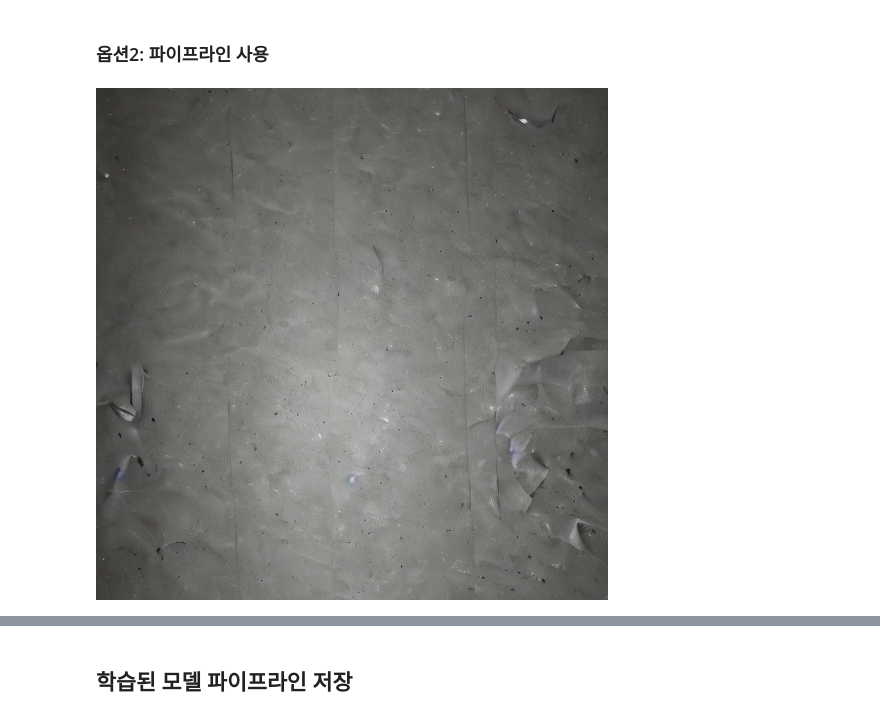
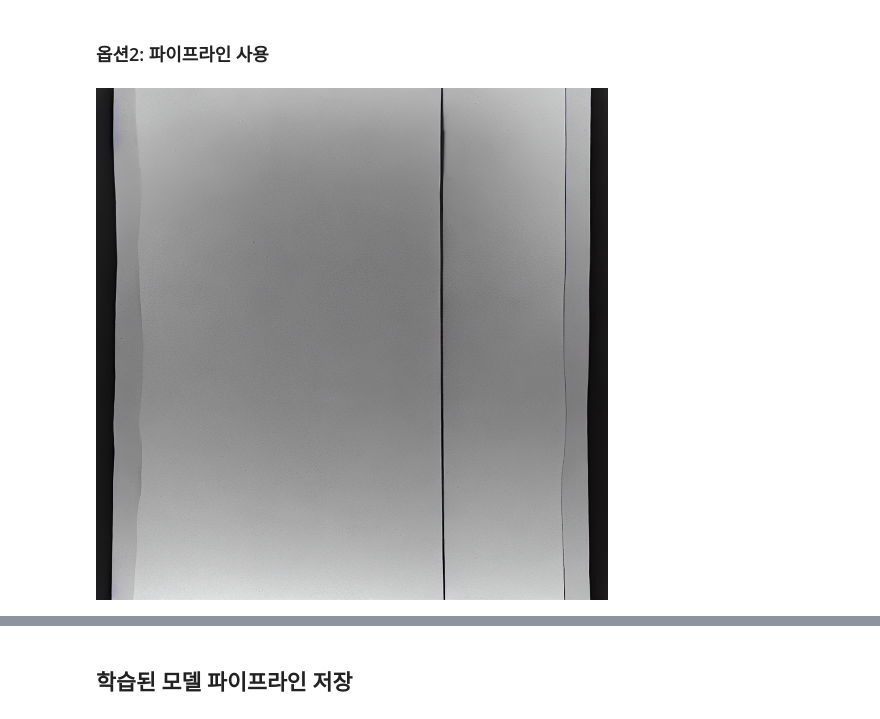
Before and after one commit to electronicguy97/Fine_tuning_using_Lora, a Jupyter notebook: lora_finetuning.ipynb, the cells around one changed output, grey strips where cells are left out. Cells and saved outputs as stored; diff of their text form; code cells hidden in the pictures.

```diff
--- a/lora_finetuning.ipynb
+++ b/lora_finetuning.ipynb
@@ -550,12 +536,12 @@ pipeline.to(device);
 # %%
 lora_scale = 0.9
 pipeline_output = pipeline(
     #prompt=["a very cute looking cartoon character with big eyes"],
-    prompt=["Green"],
+    prompt=["looking Clean Pad with Curved"],
     num_inference_steps=20,
     cross_attention_kwargs={"scale": lora_scale},
     generator=torch.manual_seed(101)
 )
 pipeline_output.images[0]
 # %% [output]
-[figure, old version]
+[figure, new version]
```
Also changed, not shown: parts of 9 cells of this notebook.
